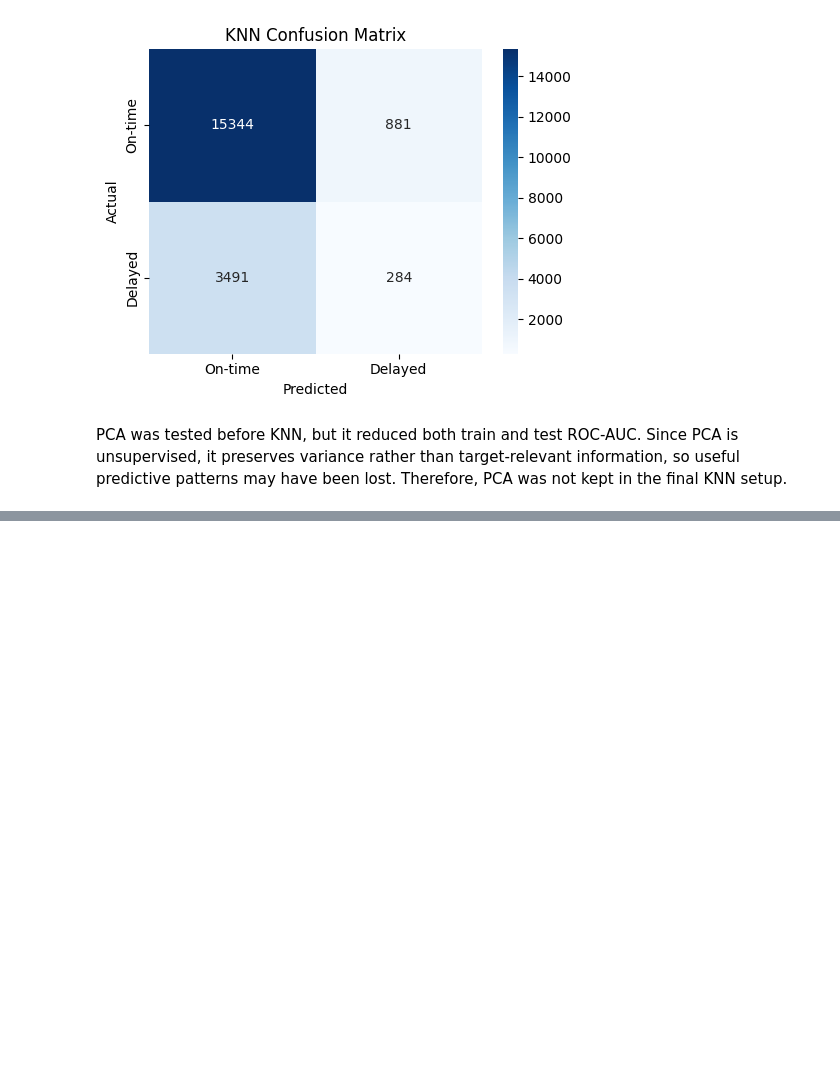
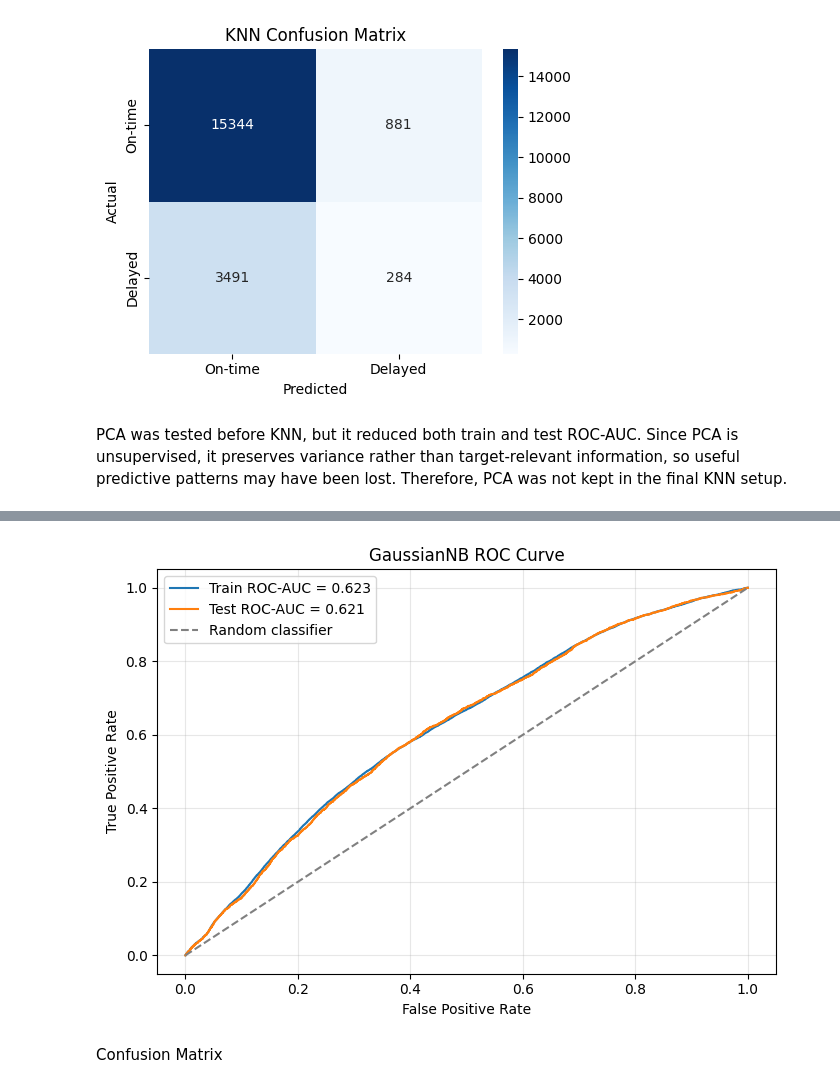
Before and after one commit to AlinaYakubova/ml-flight-felay-prediction, a Jupyter notebook: flight_delay_prediction.ipynb, the cells around one changed output, grey strips where cells are left out. Saved outputs shown, nothing was run; the diff lists cells and outputs as text; code cells hidden in the pictures; blank space fills up the shorter version.

Commit message:
add rule-based and naive bayess model

```diff
--- a/flight_delay_prediction.ipynb
+++ b/flight_delay_prediction.ipynb
@@ -1213,0 +1374,7 @@ PCA was tested before KNN, but it reduced both train and test ROC-AUC. Since PCA
+# %%
+gnb_pipeline = Pipeline(
+    steps=[
+        ("preprocessing", gnb_preprocessor),
+        ("model", GaussianNB()),
+    ]
+)
@@ -1213,0 +1383,6 @@ PCA was tested before KNN, but it reduced both train and test ROC-AUC. Since PCA
+# %%
+X_train_gnb_sample = X_train_knn_sample.copy()
+y_train_gnb_sample = y_train_knn_sample.copy()
+# %%
+X_test_gnb_sample = X_test_knn_sample.copy()
+y_test_gnb_sample = y_test_knn_sample.copy()
@@ -1213,0 +1391,2 @@ PCA was tested before KNN, but it reduced both train and test ROC-AUC. Since PCA
+# %%
+gnb_pipeline.fit(X_train_gnb_sample, y_train_gnb_sample)
@@ -1213,0 +1442,11 @@ PCA was tested before KNN, but it reduced both train and test ROC-AUC. Since PCA
+# %%
+plot_roc_curve(
+    gnb_pipeline,
+    X_train_gnb_sample, y_train_gnb_sample,
+    X_test_gnb_sample,  y_test_gnb_sample,
+    title="GaussianNB ROC Curve"
+)
+# %% [output]
+[figure, added]
+# %% [markdown]
+Confusion Matrix
```
Also changed, not shown: parts of 50 cells of this notebook.
